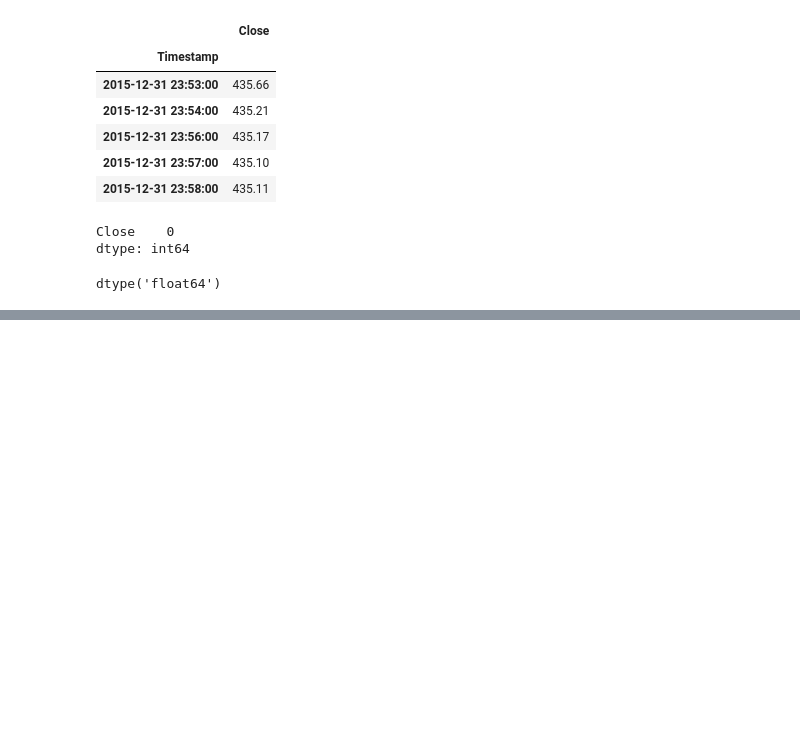
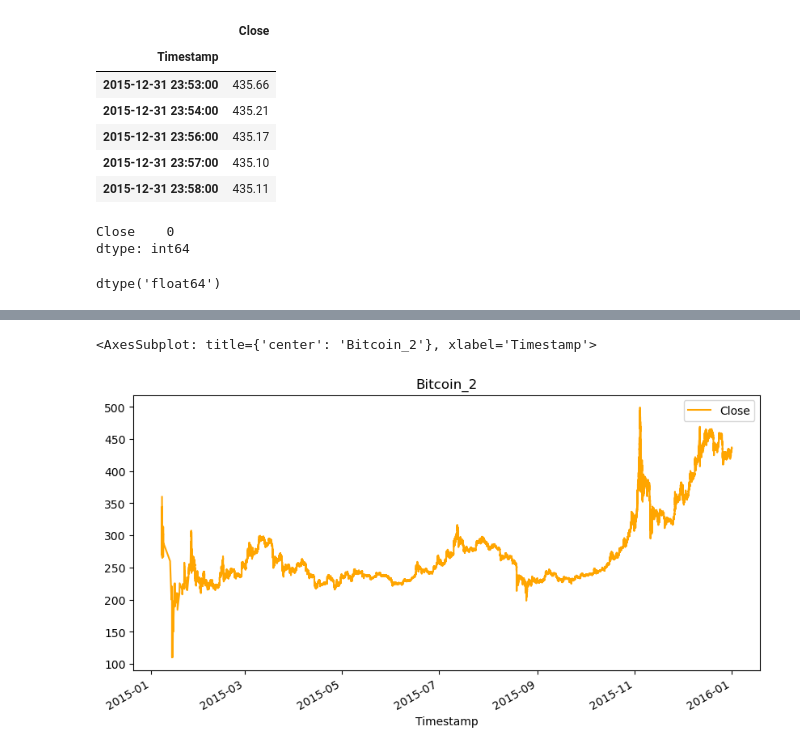
Before and after one commit to SkyRanger05/Online-Course-12-12-22, a Jupyter notebook: UC_BERKLEY_BOOTCAMP_FinTech_coding-exercises/Module3/bibit2.ipynb, the cells around one changed output, grey strips where cells are left out. Drawn from its saved outputs; the diff is of its cells as text; code cells hidden in the pictures; blank space fills up the shorter version.

```diff
--- a/UC_BERKLEY_BOOTCAMP_FinTech_coding-exercises/Module3/bibit2.ipynb
+++ b/UC_BERKLEY_BOOTCAMP_FinTech_coding-exercises/Module3/bibit2.ipynb
@@ -53,2 +41,2 @@ bit_df1.describe()
 # %%
-bitsum2_csv
+bitsum2_csv = Path (r"C:\Users\admin\Desktop\FinTech\FinTech2022_Module3_Financial Analysis_Pandas\02-Bitcoin_Summary_Statistics\Resources\bitcoin_2.csv")
@@ -56,0 +43,8 @@ NameError: name 'bitsum2_csv' is not defined
+# %%
+bit_df2 = pd.read_csv(
+    bitsum2_csv,
+    index_col="Timestamp",
+    parse_dates=True,
+    infer_datetime_format=True
+)
+bit_df2.head()
@@ -56,0 +107,5 @@ NameError: name 'bitsum2_csv' is not defined
+# %%
+bit_df2.plot(figsize=(10,5), title="Bitcoin_2", color="orange")
+# %% [output]
+<AxesSubplot: title={'center': 'Bitcoin_2'}, xlabel='Timestamp'>
+[figure, added]
```
Also changed, not shown: parts of 14 cells of this notebook.
